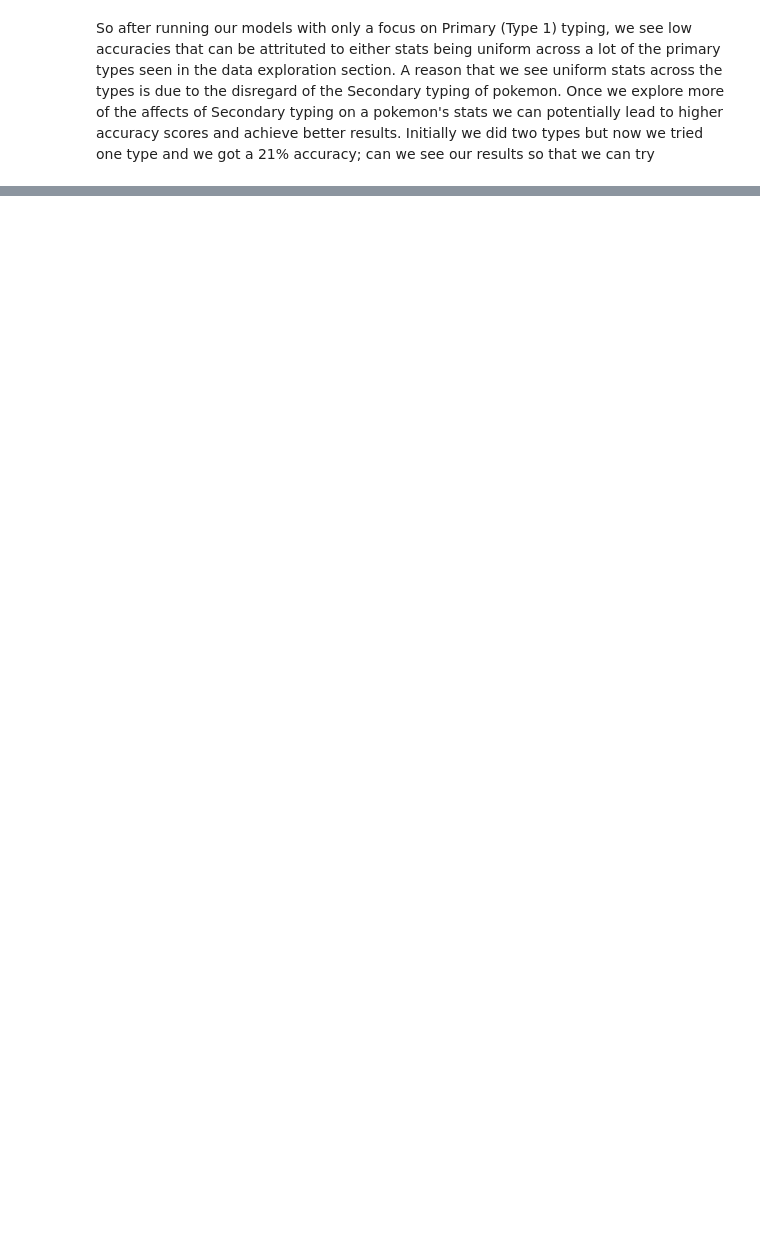
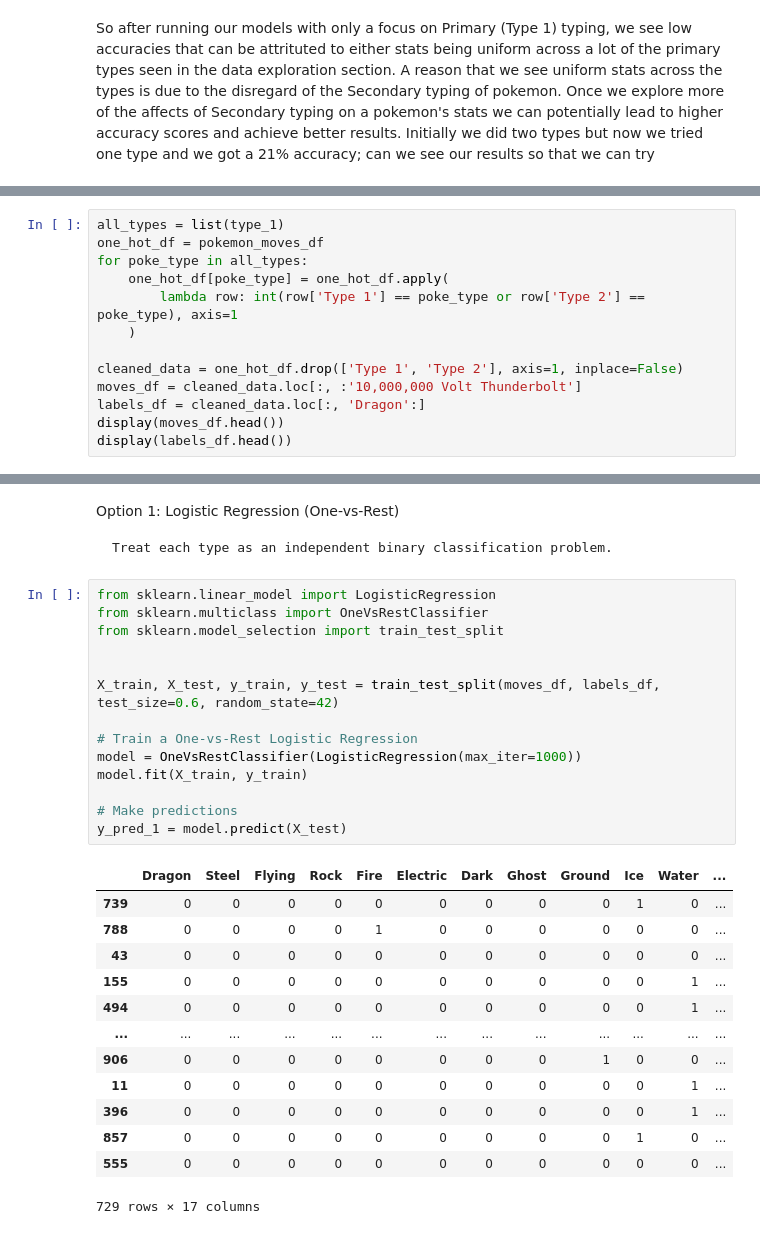
Before and after one commit to MayaLee393/Pokemon_ML, a Jupyter notebook: pokemon.ipynb, the cells around one changed output, grey strips where cells are left out. Drawn from its saved outputs; the diff is of its cells as text; blank space fills up the shorter version.

```diff
--- a/pokemon.ipynb
+++ b/pokemon.ipynb
@@ -782,0 +1187,13 @@ So after running our models with only a focus on Primary (Type 1) typing, we see
+# %%
+all_types = list(type_1)
+one_hot_df = pokemon_moves_df
+for poke_type in all_types:
+    one_hot_df[poke_type] = one_hot_df.apply(
+        lambda row: int(row['Type 1'] == poke_type or row['Type 2'] == poke_type), axis=1
+    )
+
+cleaned_data = one_hot_df.drop(['Type 1', 'Type 2'], axis=1, inplace=False)
+moves_df = cleaned_data.loc[:, :'10,000,000 Volt Thunderbolt']
+labels_df = cleaned_data.loc[:, 'Dragon':]
+display(moves_df.head())
+display(labels_df.head())
@@ -782,0 +1214,32 @@ So after running our models with only a focus on Primary (Type 1) typing, we see
+# %% [markdown]
+Option 1: Logistic Regression (One-vs-Rest)
+
+    Treat each type as an independent binary classification problem.
+# %%
+from sklearn.linear_model import LogisticRegression
+from sklearn.multiclass import OneVsRestClassifier
+from sklearn.model_selection import train_test_split
+
+
+X_train, X_test, y_train, y_test = train_test_split(moves_df, labels_df, test_size=0.6, random_state=42)
+
+# Train a One-vs-Rest Logistic Regression
+model = OneVsRestClassifier(LogisticRegression(max_iter=1000))
+model.fit(X_train, y_train)
+
+# Make predictions
+y_pred_1 = model.predict(X_test)
+# %% [output]
+|  | Dragon | Steel | Flying | Rock | Fire | Electric | Dark | Ghost | Ground | Ice | Water | ... |
+| 739 | 0 | 0 | 0 | 0 | 0 | 0 | 0 | 0 | 0 | 1 | 0 | ... |
+| 788 | 0 | 0 | 0 | 0 | 1 | 0 | 0 | 0 | 0 | 0 | 0 | ... |
+| 43 | 0 | 0 | 0 | 0 | 0 | 0 | 0 | 0 | 0 | 0 | 0 | ... |
+| 155 | 0 | 0 | 0 | 0 | 0 | 0 | 0 | 0 | 0 | 0 | 1 | ... |
+| 494 | 0 | 0 | 0 | 0 | 0 | 0 | 0 | 0 | 0 | 0 | 1 | ... |
+| ... | ... | ... | ... | ... | ... | ... | ... | ... | ... | ... | ... | ... |
+| 906 | 0 | 0 | 0 | 0 | 0 | 0 | 0 | 0 | 1 | 0 | 0 | ... |
+| 11 | 0 | 0 | 0 | 0 | 0 | 0 | 0 | 0 | 0 | 0 | 1 | ... |
+| 396 | 0 | 0 | 0 | 0 | 0 | 0 | 0 | 0 | 0 | 0 | 1 | ... |
+| 857 | 0 | 0 | 0 | 0 | 0 | 0 | 0 | 0 | 0 | 1 | 0 | ... |
+| 555 | 0 | 0 | 0 | 0 | 0 | 0 | 0 | 0 | 0 | 0 | 0 | ... |
+729 rows × 17 columns
```
Also changed, not shown: parts of 24 cells of this notebook.
